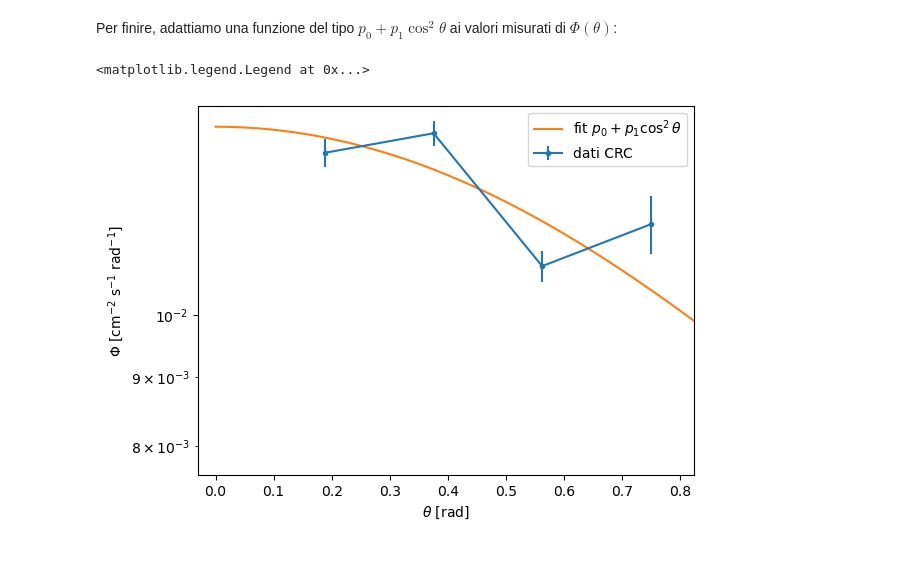
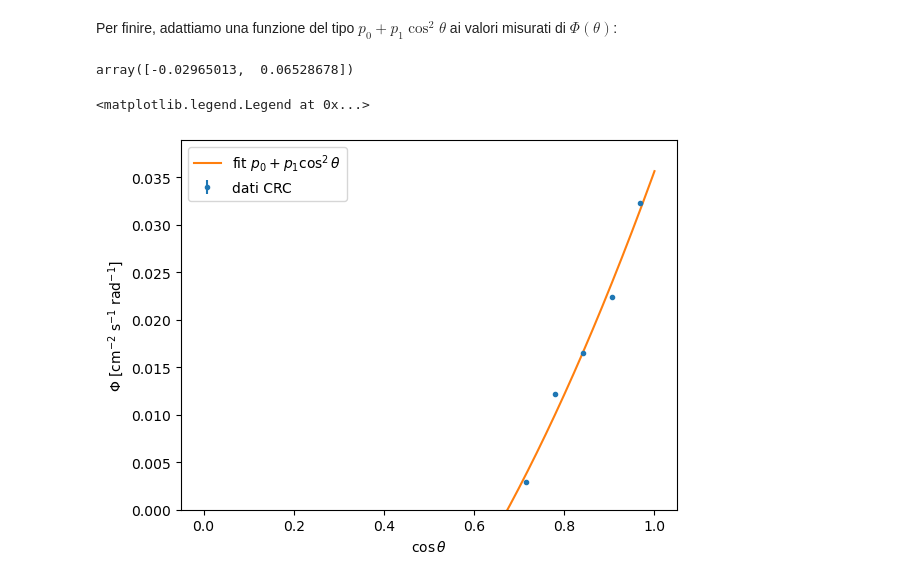
Before and after one commit to fschiavone/crc_analysis, a Jupyter notebook: angular_analysis.ipynb, the cells around one changed output. Saved outputs shown, nothing was run; the diff lists cells and outputs as text; code cells hidden in the pictures.

```diff
--- a/angular_analysis.ipynb
+++ b/angular_analysis.ipynb
@@ -235,5 +239,5 @@ phi_center = np.deg2rad(phi_bins[:-1] + dtheta/2)
 # %%
-domega = np.sin(theta_center)*dtheta*dphi
+domega = dctheta*dphi
 # %% [markdown]
 Calcoliamo il tempo di osservazione dalla tabella dei dati:
 # %%
@@ -264,12 +288,13 @@ Abbiamo quindi tutti gli elementi per calcolare il flusso in funzione di $\theta
 # %%
-flux = np.array([[None for _ in theta_center] for _ in phi_center])
-dflux = np.array([[None for _ in theta_center] for _ in phi_center])
+flux = np.array([[None for _ in ctheta_center] for _ in phi_center])
+dflux = np.array([[None for _ in ctheta_center] for _ in phi_center])
 # %%
-for (i,th) in enumerate(theta_center):
+for (i,cth) in enumerate(ctheta_center):
     for (j,ph) in enumerate(phi_center):
-        a = aeff(L, n, th, ph)
-        flux[i,j] = counts[i,j]/(t*a*domega[i])
-        dflux[i,j] = np.sqrt(counts[i,j])/(t*a*domega[i])
+        th = np.acos(cth)
+        a = aeff(L, n, dz, th, ph)
+        flux[i,j] = counts[i,j]/(t*a*domega)
+        dflux[i,j] = np.sqrt(counts[i,j])/(t*a*domega)
 # %% [markdown]
 Calcoliamo quindi il flusso integrato su $\phi$, in modo tale da ottenere la dipendenza da $\theta$. Con un abuso di notazione definiamo
 $$
@@ -286,24 +311,26 @@ dflux_theta = [np.sqrt(x)*dphi for x in np.sum(dflux**2, axis=1)]
 Per finire, adattiamo una funzione del tipo $p_0+p_1\cos^2\theta$ ai valori misurati di $\Phi(\theta)$:
 # %%
 from scipy.optimize import curve_fit
-def model(theta, p0, p1):
-    return p0 + p1 * np.cos(theta)**2
+def model(ctheta, p0, p1):
+    return p0 + p1 * ctheta**2
 
-popt, pcov = curve_fit(model, theta_center[1:], flux_theta[1:], sigma=dflux_theta[1:])
+popt, pcov = curve_fit(model, ctheta_center, flux_theta, sigma=dflux_theta)
 p0, p1 = popt
 
-theta_fit = np.linspace(0, np.pi, 1000)
-y_fit = model(theta_fit, *popt)
+ctheta_fit = np.linspace(0, 1, 1000)
+y_fit = model(ctheta_fit, *popt)
+# %%
+popt
+# %% [output]
+array([-0.02965013,  0.06528678])
 # %%
-plt.errorbar(theta_center[1:], flux_theta[1:], yerr=dflux_theta[1:], marker='.', label='dati CRC')
+plt.errorbar(ctheta_center, flux_theta, yerr=dflux_theta, marker='.', label='dati CRC', linestyle='none')
 # plt.errorbar(theta_center, flux_theta, yerr=dflux_theta, marker='.', label='dati CRC')
-plt.plot(theta_fit, y_fit, label=r'fit $p_0 + p_1\cos^2\theta$')
-plt.xlabel(r'$\theta$ [rad]')
+plt.plot(ctheta_fit, y_fit, label=r'fit $p_0 + p_1\cos^2\theta$')
+plt.xlabel(r'$\cos\theta$')
 plt.ylabel(r'$\Phi$ [cm$^{-2}$ s$^{-1}$ rad$^{-1}$]')
-plt.xlim([-.03, 1.1*max(theta_center)])
-plt.ylim(bottom=.7*min(flux_theta))
-plt.yscale('log')
+plt.ylim(bottom=0)
 plt.legend()
 # %% [output]
 <matplotlib.legend.Legend at 0x...>
-[figure, old version]
+[figure, new version]
```
Also changed, not shown: parts of 24 cells of this notebook, 1 other file.
